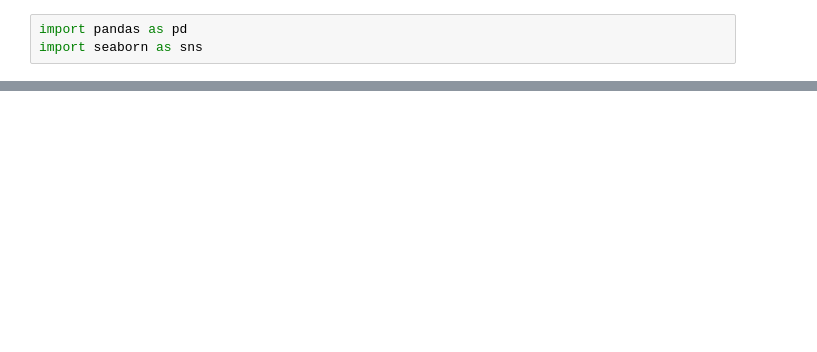
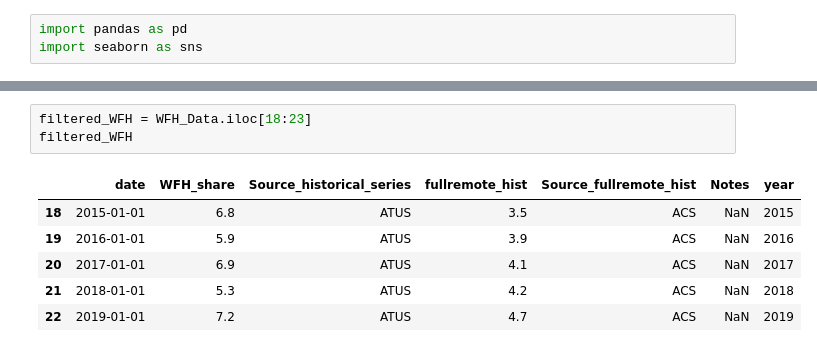
Before and after one commit to Keith-Cheung/FIN377-Final-Project, a Jupyter notebook: keith.ipynb, the cells around one changed output, grey strips where cells are left out. Saved outputs shown, nothing was run; the diff lists cells and outputs as text; blank space fills up the shorter version.

```diff
--- a/keith.ipynb
+++ b/keith.ipynb
@@ -48,4 +31,14 @@ WFH_Data.tail(50)
 | 66 | 2024-01-01 | 28.8 | SWAA | NaN | NaN | NaN | 2024 |
 | 67 | 2024-02-01 | 27.8 | SWAA | NaN | NaN | NaN | 2024 |
 | 68 | 2024-03-01 | 27.5 | SWAA | NaN | NaN | NaN | 2024 |
+# %%
+filtered_WFH = WFH_Data.iloc[18:23]
+filtered_WFH
+# %% [output]
+|  | date | WFH_share | Source_historical_series | fullremote_hist | Source_fullremote_hist | Notes | year |
+| 18 | 2015-01-01 | 6.8 | ATUS | 3.5 | ACS | NaN | 2015 |
+| 19 | 2016-01-01 | 5.9 | ATUS | 3.9 | ACS | NaN | 2016 |
+| 20 | 2017-01-01 | 6.9 | ATUS | 4.1 | ACS | NaN | 2017 |
+| 21 | 2018-01-01 | 5.3 | ATUS | 4.2 | ACS | NaN | 2018 |
+| 22 | 2019-01-01 | 7.2 | ATUS | 4.7 | ACS | NaN | 2019 |
 # %%
```
Also changed, not shown: parts of 5 cells of this notebook.
